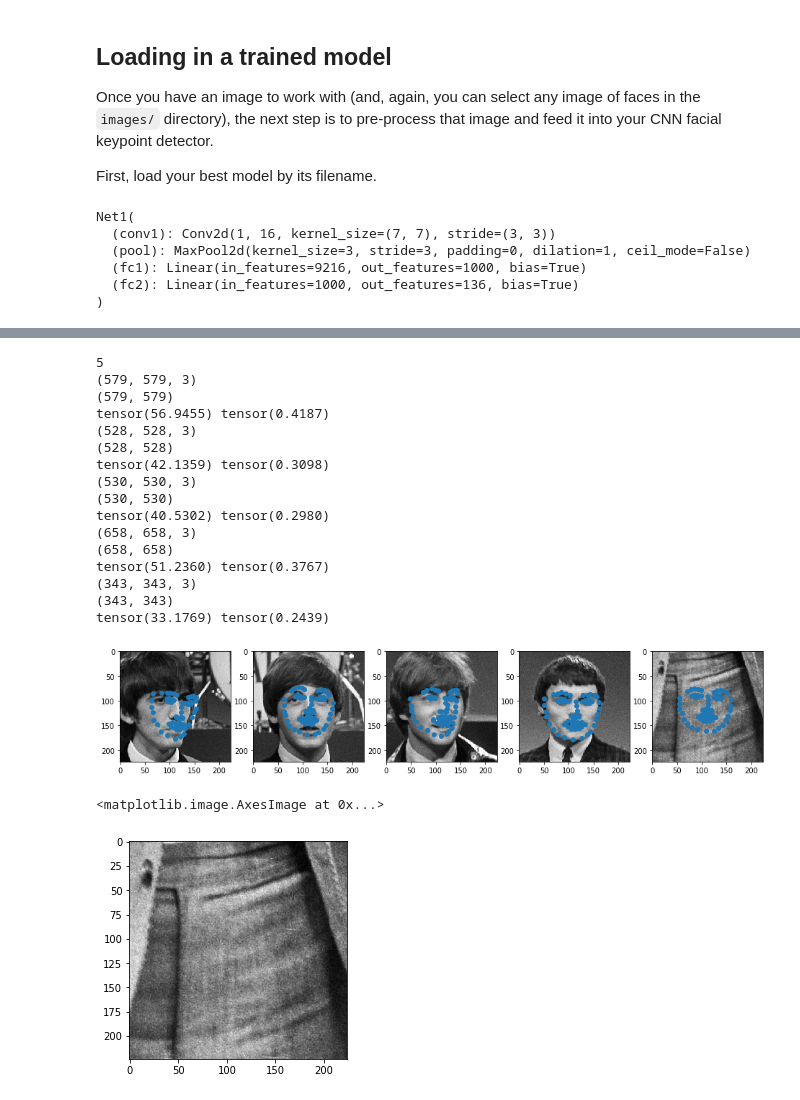
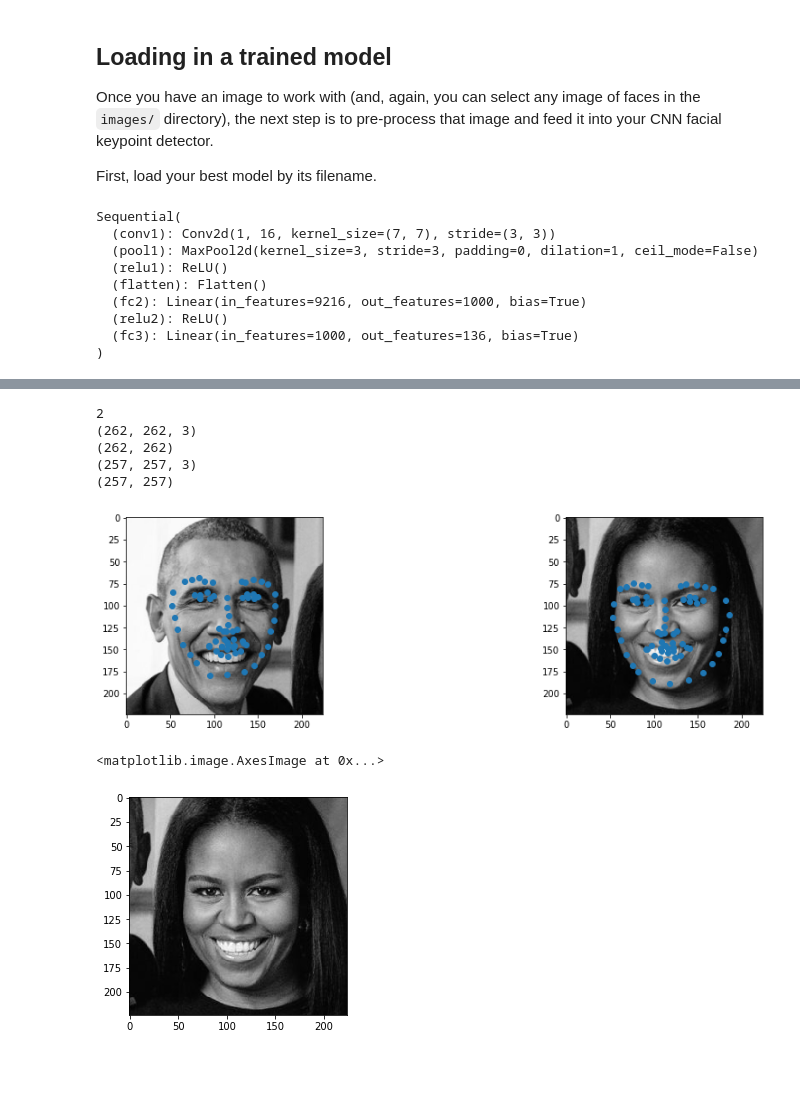
Before and after one commit to okoham/uda-ai-keypoints, a Jupyter notebook: 3. Facial Keypoint Detection, Complete Pipeline.ipynb, the cells around one changed output, grey strips where cells are left out. Cells and saved outputs as stored; diff of their text form; code cells hidden in the pictures; blank space fills up the shorter version.

```diff
--- a/3. Facial Keypoint Detection, Complete Pipeline.ipynb
+++ b/3. Facial Keypoint Detection, Complete Pipeline.ipynb
@@ -22,7 +22,8 @@ Select an image to perform facial keypoint detection on; you can select any imag
 # %%
 import cv2
 # load in color image for face detection
-image = cv2.imread('images/the_beatles.jpg')
+# image = cv2.imread('images/the_beatles.jpg')
+image = cv2.imread('images/obamas.jpg')
 
 # switch red and blue color channels
 # --> by default OpenCV assumes BLUE comes first, not RED as in many images
@@ -76,22 +77,25 @@ Once you have an image to work with (and, again, you can select any image of fac
 First, load your best model by its filename.
 # %%
 import torch
-from models import Net, Net1, Net2
+from models import Net, Net1, Net2, model_12
 
-net = Net1()
+net = model_12()
 
 ## TODO: load the best saved model parameters (by your path name)
 ## You'll need to un-comment the line below and add the correct name for *your* saved model
-net.load_state_dict(torch.load('saved_models/keypoints_model_2.pt'))
+net.load_state_dict(torch.load('saved_models/keypoints_model_4.pt'))
 
 ## print out your net and prepare it for testing (uncomment the line below)
 net.eval()
 # %% [output]
-Net1(
+Sequential(
   (conv1): Conv2d(1, 16, kernel_size=(7, 7), stride=(3, 3))
-  (pool): MaxPool2d(kernel_size=3, stride=3, padding=0, dilation=1, ceil_mode=False)
-  (fc1): Linear(in_features=9216, out_features=1000, bias=True)
-  (fc2): Linear(in_features=1000, out_features=136, bias=True)
+  (pool1): MaxPool2d(kernel_size=3, stride=3, padding=0, dilation=1, ceil_mode=False)
+  (relu1): ReLU()
+  (flatten): Flatten()
+  (fc2): Linear(in_features=9216, out_features=1000, bias=True)
+  (relu2): ReLU()
+  (fc3): Linear(in_features=1000, out_features=136, bias=True)
 )
 # %% [markdown]
 ## Keypoint detection
@@ -133,7 +137,7 @@ for i in range(n_faces):
     #roi = image_copy[y:y+h, x:x+w]
 
     # TODO: make padding a parameter
-    pad = 0.3
+    pad = 0.1
 
     roi = image_copy[int(y-pad*h):int(y+(1+pad)*h), int(x-pad*w):int(x+(1+pad)*w)]
     print(roi.shape)
@@ -145,53 +149,42 @@ for i in range(n_faces):
     roig = roig / 255.
     print(roig.shape)
 
     ## TODO: Rescale the detected face to be the expected square size for your CNN (224x224, suggested)
     roig = cv2.resize(roig, (224, 224))
 
     ## TODO: Reshape the numpy image shape (H x W x C) into a torch image shape (C x H x W)
     roit = roig.reshape(roig.shape[0], roig.shape[1], 1)
     roit = roit.transpose((2, 0, 1))
     roit = roit.astype(np.float32)
     roit = torch.from_numpy(roit)
     roit = roit.reshape(1, 1, 224, 224)
     # FIXME: vereinfachen
 
 
     ## TODO: Make facial keypoint predictions using your loaded, trained network
     ## perform a forward pass to get the predicted facial keypoints
     with torch.no_grad():
         kp = net.forward(roit)
     #print(kp.sum(), kp.mean())
 
     # undo normalization of keypoints
     kp = kp*50.0 + 100  # see data_load
     kp = kp.reshape(-1, 2)
 
 
     ## TODO: Display each detected face and the corresponding keypoints
     axes[i].imshow(roig, cmap='gray')
-    axes[i].scatter(kp[:,0], kp[:,1])
+    axes[i].scatter(kp[:,0], kp[:,1], )
     # INFO: wir nehmen die verzerrte, 224x224 darstellung
 # %% [output]
-5
-(579, 579, 3)
-(579, 579)
-tensor(56.9455) tensor(0.4187)
-(528, 528, 3)
-(528, 528)
-tensor(42.1359) tensor(0.3098)
-(530, 530, 3)
-(530, 530)
-tensor(40.5302) tensor(0.2980)
-(658, 658, 3)
-(658, 658)
-tensor(51.2360) tensor(0.3767)
-(343, 343, 3)
-(343, 343)
-tensor(33.1769) tensor(0.2439)
+2
+(262, 262, 3)
+(262, 262)
+(257, 257, 3)
+(257, 257)
-[figure, old version]
+[figure, new version]
 # %%
 plt.imshow(roig, cmap='gray')
 # %% [output]
 <matplotlib.image.AxesImage at 0x...>
-[figure, old version]
+[figure, new version]
```
Also changed, not shown: parts of 2 cells of this notebook, 3 other files.
